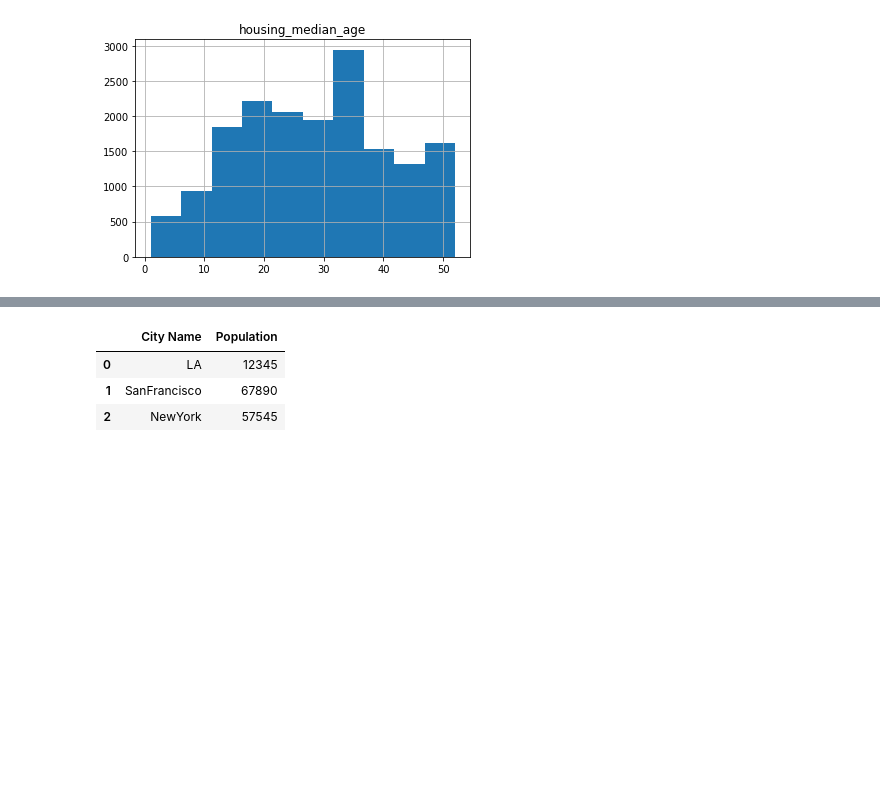
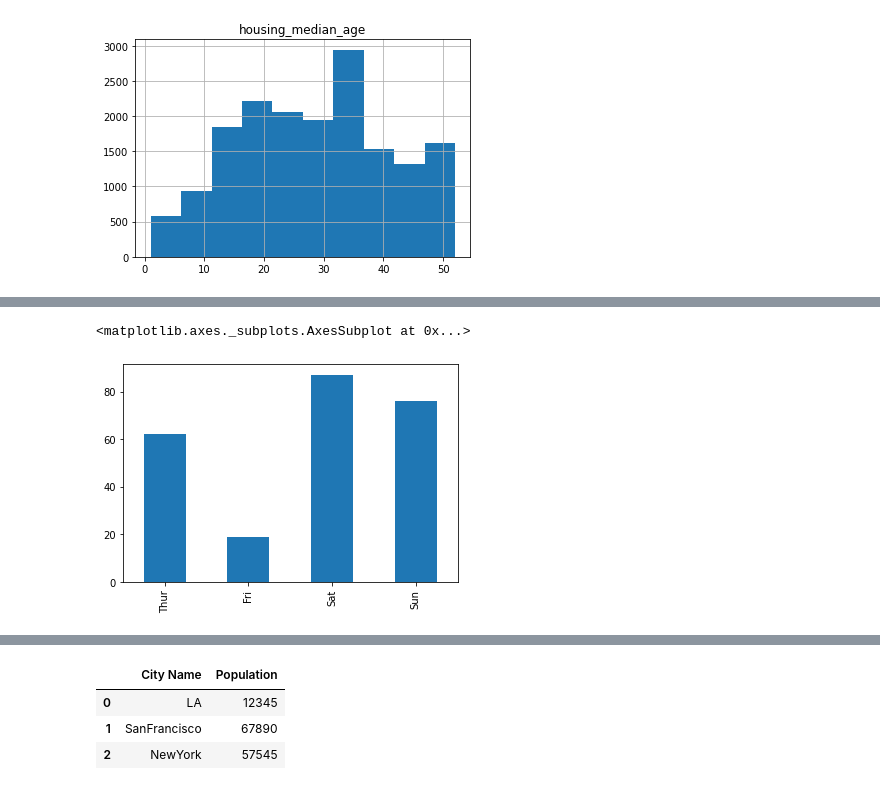
Before and after one commit to Jake0925/Pandas, a Jupyter notebook: Pandas2.ipynb, the cells around one changed output, grey strips where cells are left out. Drawn from its saved outputs; the diff is of its cells as text; code cells hidden in the pictures; blank space fills up the shorter version.

```diff
--- a/Pandas2.ipynb
+++ b/Pandas2.ipynb
@@ -30,0 +46,5 @@ Series
+# %%
+tips['day'].value_counts().sort_index().plot.bar() # bar그래프로 그린다
+# %% [output]
+<matplotlib.axes._subplots.AxesSubplot at 0x...>
+[figure, added]
```
Also changed, not shown: parts of 24 cells of this notebook.
